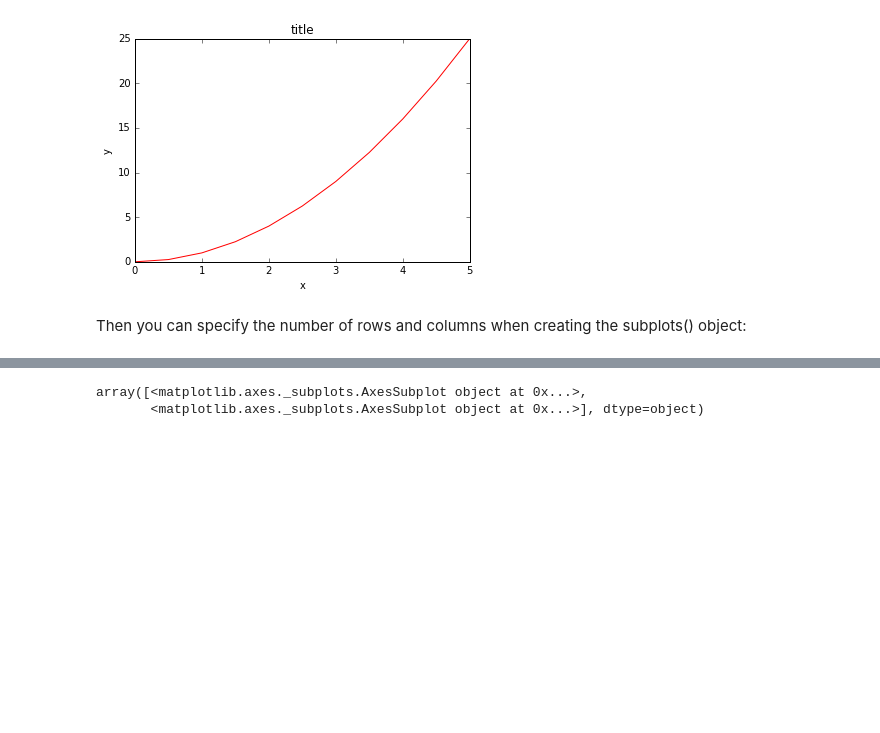
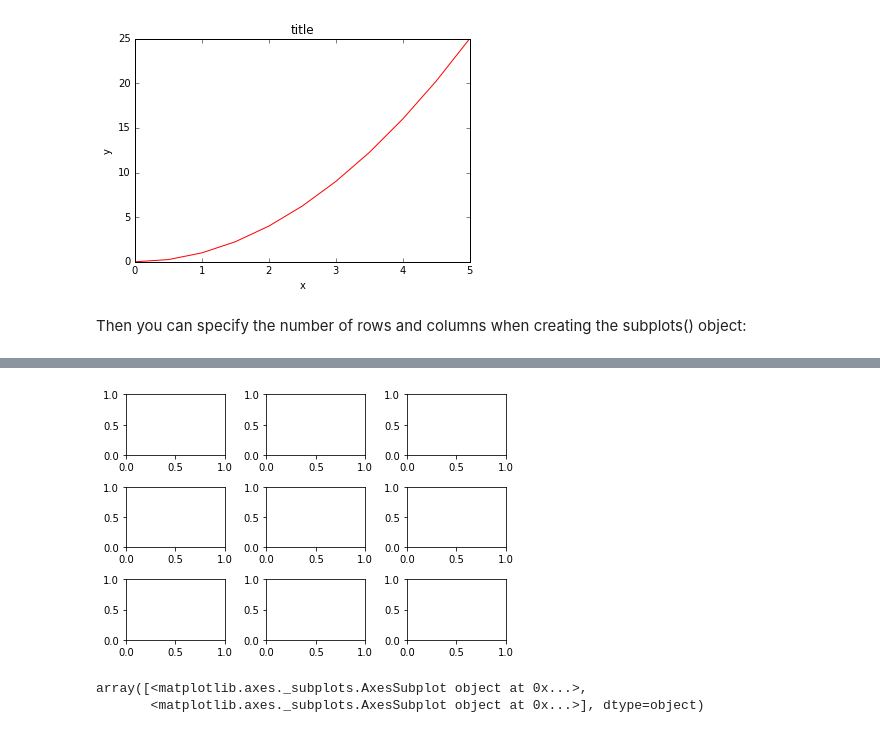
Before and after one commit to mhliu0419/Python_DataAnalysis, a Jupyter notebook: 01-Matplotlib Concepts Lecture.ipynb, the cells around one changed output, grey strips where cells are left out. Cells and saved outputs as stored; diff of their text form; code cells hidden in the pictures; blank space fills up the shorter version.

```diff
--- a/01-Matplotlib Concepts Lecture.ipynb
+++ b/01-Matplotlib Concepts Lecture.ipynb
@@ -179,3 +179,9 @@ fig, axes = plt.subplots(nrows=1, ncols=2)
+# %%
+figs,axess = plt.subplots(nrows = 3, ncols = 3)
+
+plt.tight_layout()
+# %% [output]
+[figure, added]
 # %%
 # Axes is an array of axes to plot on
 axes
```
Also changed, not shown: parts of 5 cells of this notebook.
